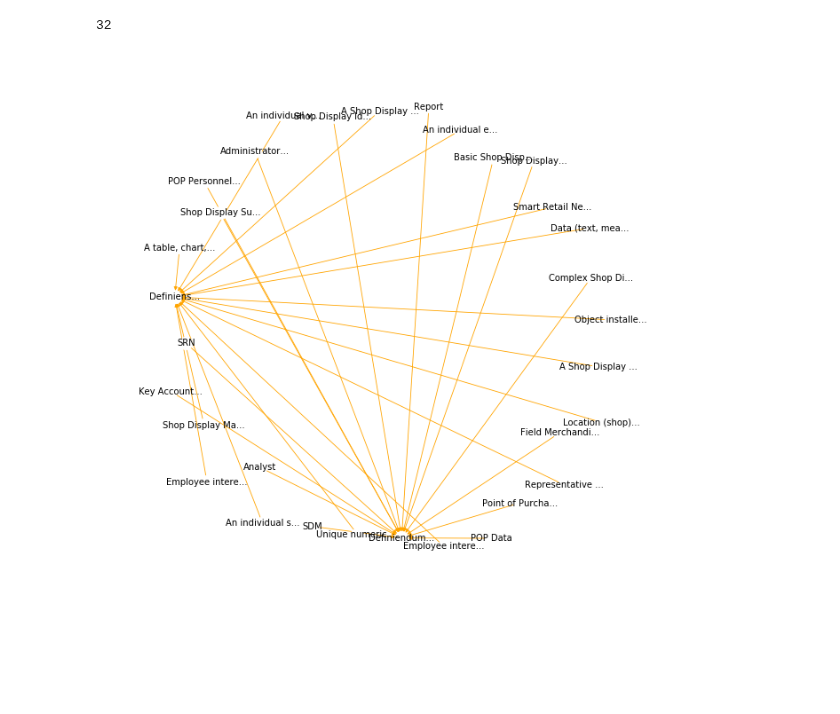
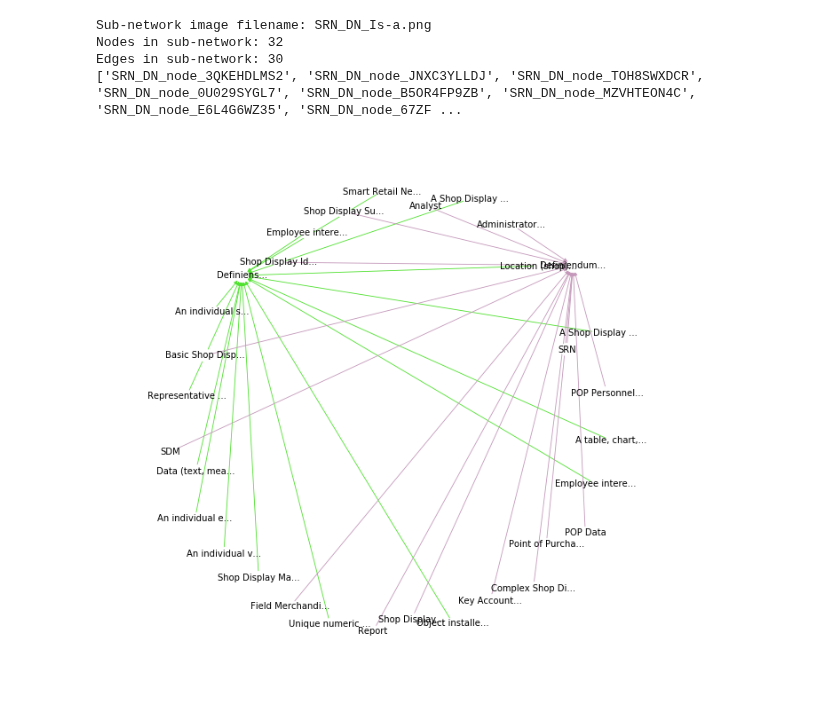
Before and after one commit to ivanjureta/new-concept-networks, a Jupyter notebook: analysis/ilang_structure_step_by_step.ipynb, the cells around one changed output. Cells and saved outputs as stored; diff of their text form; code cells hidden in the pictures; blank space fills up the shorter version.

Commit message:
Coloring Definition Networks, code.

```diff
--- a/analysis/ilang_structure_step_by_step.ipynb
+++ b/analysis/ilang_structure_step_by_step.ipynb
@@ -10,10 +10,18 @@ from tabulate import tabulate # to display markdown-compatible tables
 import operator # to make sorting easier, using .itemgetter
 import copy # to make deep copies of lists and such
 from copy import deepcopy
+import random
+import string
 
 # Function to ignore case, when searching for occurrences of definiendum and short definiendum in definiens.
 def normalize_caseless(text):
     return unicodedata.normalize("NFKD", text.casefold())
+
+# Function to make a list with as many random colors as number_of_colors.
+def make_edge_colors(number_of_colors):
+    color_list = list()
+    color_list = ["#"+''.join([random.choice('0123456789ABCDEF') for j in range(6)]) for i in range(number_of_colors)]
+    return color_list
 
 # Function to draw a sub-network of your_network, such that:
 # it includes only edges which have, in your_network, the value your_edge_attribute_value for attribute your_edge_attribute, and
@@ -22,6 +30,7 @@ def normalize_caseless(text):
 def draw_your_subnetwork(your_network, your_node_attribute, your_edge_attribute, your_edge_attribute_value):
     plt.figure(num=None, figsize=(10, 10), dpi=60, facecolor='w', edgecolor='g')
     pos = nx.spring_layout(your_network, k=20)
+#     pos = nx.spectral_layout(your_network)
 
     ## Select subset of nodes and edges to draw.
     nodes_to_draw = list()
@@ -39,9 +48,31 @@ def draw_your_subnetwork(your_network, your_node_attribute, your_edge_attribute,
         if len(all_node_labels[n]) < 9: node_labels_short[n] = all_node_labels[n]
         else: node_labels_short[n] = all_node_labels[n][0:15] + '...'
 
-    nx.draw(your_network, pos, node_list = nodes_to_draw, edgelist = edges_to_draw, labels = node_labels_short, arrows=True, with_labels=True, node_color='#FFFFFF', edge_color='#FFA500')
+    ## Make colors for edges.
+    colors = make_edge_colors(len(your_network.nodes()))
+    ### Assign a color to each node.
+    node_colors = dict()
+    j = 0
+    for i in nodes_to_draw:
+        node_colors[i] = colors[j]
+        j = j + 1
+    ### Give each edge the color of its target node.
+    edge_colors = list()
+    node_color_list = list()
+    for o,d in edges_to_draw:
+        edge_colors.append(node_colors[d])
+
+#     node_color_list = list()
+#     for n in nodes_to_draw:
+#         node_color_list.append(node_colors[n])
+
+    ## Draw the network and save as PNG image.
+    nx.draw(your_network, pos, node_list = nodes_to_draw, edgelist = edges_to_draw,
+            labels = node_labels_short, arrows=True, with_labels=True,
+            node_color='#FFFFFF', edge_color=edge_colors)
     image_file_name = "%s_%s.png" % (analysis_project_name, your_edge_attribute_value)
     plt.savefig(image_file_name)
+    print('Sub-network image filename:', image_file_name)
     print('Nodes in sub-network:', len(nodes_to_draw))
     print('Edges in sub-network:', len(edges_to_draw))
 # %%
@@ -172,5 +231,8 @@ print(len(nodes_to_draw))
 # %%
-draw_your_subnetwork(dn, 'content', 'relationship', 'Is-a')
+draw_your_subnetwork_2(dn, 'content', 'relationship', 'Is-a')
 # %% [output]
-32
+Sub-network image filename: SRN_DN_Is-a.png
+Nodes in sub-network: 32
+Edges in sub-network: 30
+['SRN_DN_node_3QKEHDLMS2', 'SRN_DN_node_JNXC3YLLDJ', 'SRN_DN_node_TOH8SWXDCR', 'SRN_DN_node_0U029SYGL7', 'SRN_DN_node_B5OR4FP9ZB', 'SRN_DN_node_MZVHTEON4C', 'SRN_DN_node_E6L4G6WZ35', 'SRN_DN_node_67ZF ...
-[figure, old version]
+[figure, new version]
```
Also changed, not shown: parts of 6 cells of this notebook, 5 other files.
